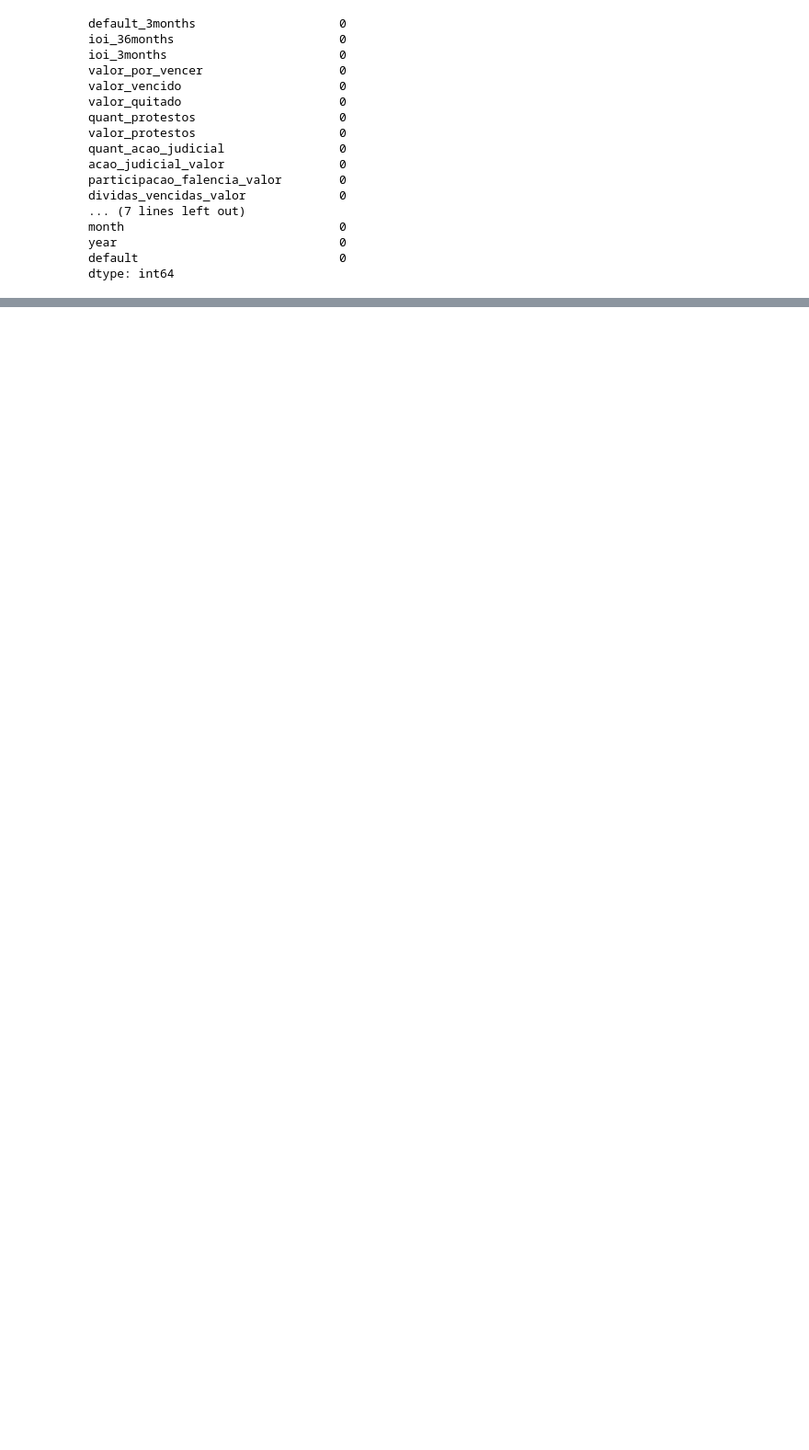
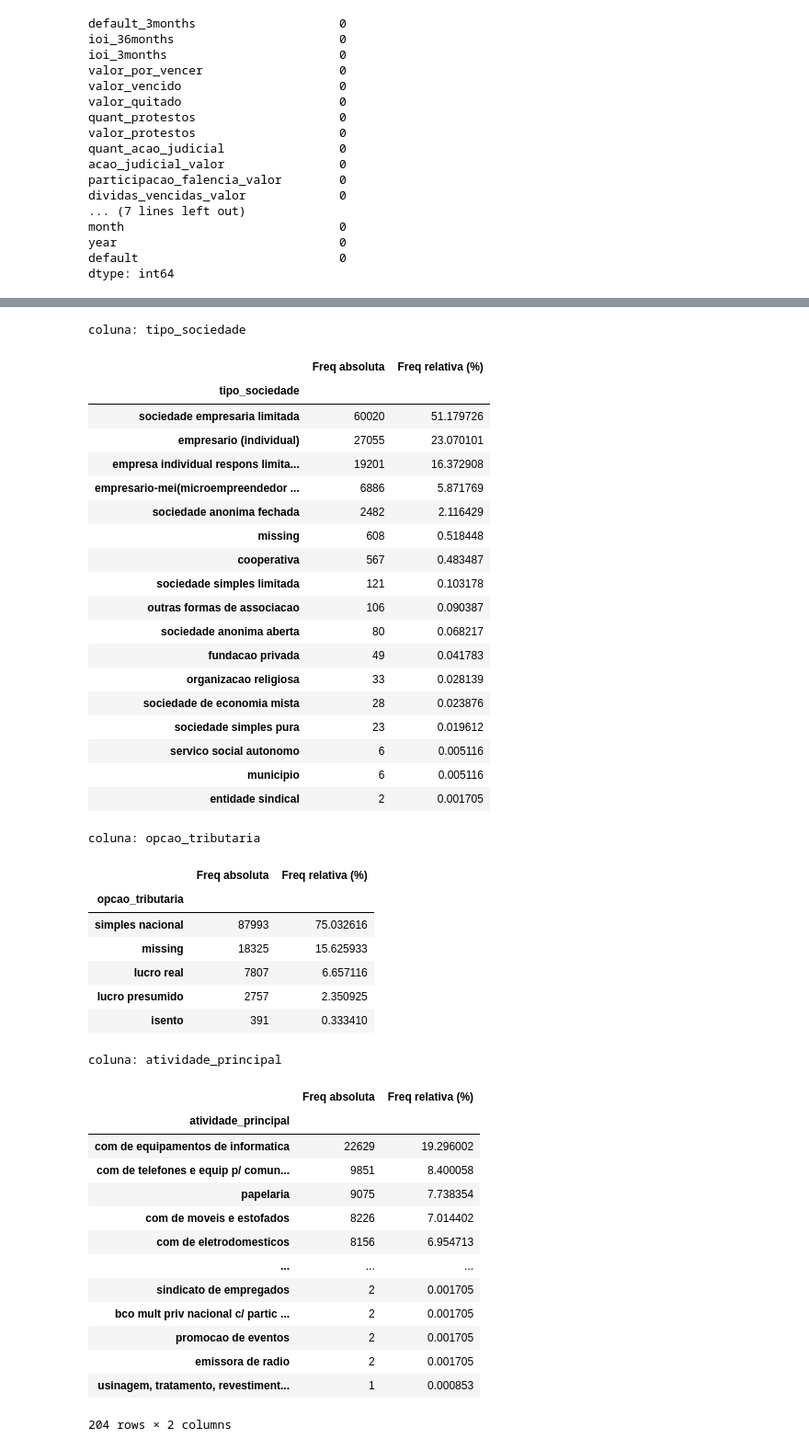
Before and after one commit to MaiaraMoro/X-health, a Jupyter notebook: notebooks/01_analise_exploratoria.ipynb, the cells around one changed output, grey strips where cells are left out. Shown: that part at 92% size. Saved outputs shown, nothing was run; the diff lists cells and outputs as text; code cells hidden in the pictures; blank space fills up the shorter version.

Commit message:
Att Jupyter Notebook 1: lidando com valores ausentes

```diff
--- a/notebooks/01_analise_exploratoria.ipynb
+++ b/notebooks/01_analise_exploratoria.ipynb
@@ -116,8 +166,3 @@ month                              0
 year                               0
 default                            0
 dtype: int64
-# %%
-# Conversão de "missing" para NaN
-df.replace("missing", np.nan, inplace=True)
-
-(df == "missing").sum()
@@ -163,0 +173,65 @@ dtype: int64
+# %%
+# Análise das categorias
+
+# Lista de colunas categóricas
+colunas_categoricas = ["tipo_sociedade", "opcao_tributaria", "atividade_principal", "forma_pagamento"]
+
+# verificando a frequência absoluta e relativa para cada coluna
+for coluna in colunas_categoricas:
+    print(f"\ncoluna: {coluna}")
+
+    df_freq = pd.DataFrame({
+        "Freq absoluta": df[coluna].value_counts(),
+        "Freq relativa (%)": df[coluna].value_counts(normalize=True) * 100
+        })
+
+    display(df_freq)
+
+# verificando % de valores missing por coluna
+print("\nPercentual de Valores Missing por Coluna:")
+df_missing = pd.DataFrame((df[colunas_categoricas] == "missing").mean() * 100, columns=["% de Missing"]).round(2)
+display(df_missing)
+# %% [output]
+coluna: tipo_sociedade
+|  | Freq absoluta | Freq relativa (%) |
+| tipo_sociedade |  |  |
+| sociedade empresaria limitada | 60020 | 51.179726 |
+| empresario (individual) | 27055 | 23.070101 |
+| empresa individual respons limita... | 19201 | 16.372908 |
+| empresario-mei(microempreendedor ... | 6886 | 5.871769 |
+| sociedade anonima fechada | 2482 | 2.116429 |
+| missing | 608 | 0.518448 |
+| cooperativa | 567 | 0.483487 |
+| sociedade simples limitada | 121 | 0.103178 |
+| outras formas de associacao | 106 | 0.090387 |
+| sociedade anonima aberta | 80 | 0.068217 |
+| fundacao privada | 49 | 0.041783 |
+| organizacao religiosa | 33 | 0.028139 |
+| sociedade de economia mista | 28 | 0.023876 |
+| sociedade simples pura | 23 | 0.019612 |
+| servico social autonomo | 6 | 0.005116 |
+| municipio | 6 | 0.005116 |
+| entidade sindical | 2 | 0.001705 |
+coluna: opcao_tributaria
+|  | Freq absoluta | Freq relativa (%) |
+| opcao_tributaria |  |  |
+| simples nacional | 87993 | 75.032616 |
+| missing | 18325 | 15.625933 |
+| lucro real | 7807 | 6.657116 |
+| lucro presumido | 2757 | 2.350925 |
+| isento | 391 | 0.333410 |
+coluna: atividade_principal
+|  | Freq absoluta | Freq relativa (%) |
+| atividade_principal |  |  |
+| com de equipamentos de informatica | 22629 | 19.296002 |
+| com de telefones e equip p/ comun... | 9851 | 8.400058 |
+| papelaria | 9075 | 7.738354 |
+| com de moveis e estofados | 8226 | 7.014402 |
+| com de eletrodomesticos | 8156 | 6.954713 |
+| ... | ... | ... |
+| sindicato de empregados | 2 | 0.001705 |
+| bco mult priv nacional c/ partic ... | 2 | 0.001705 |
+| promocao de eventos | 2 | 0.001705 |
+| emissora de radio | 2 | 0.001705 |
+| usinagem, tratamento, revestiment... | 1 | 0.000853 |
+204 rows × 2 columns
```
Also changed, not shown: parts of 18 cells of this notebook.
